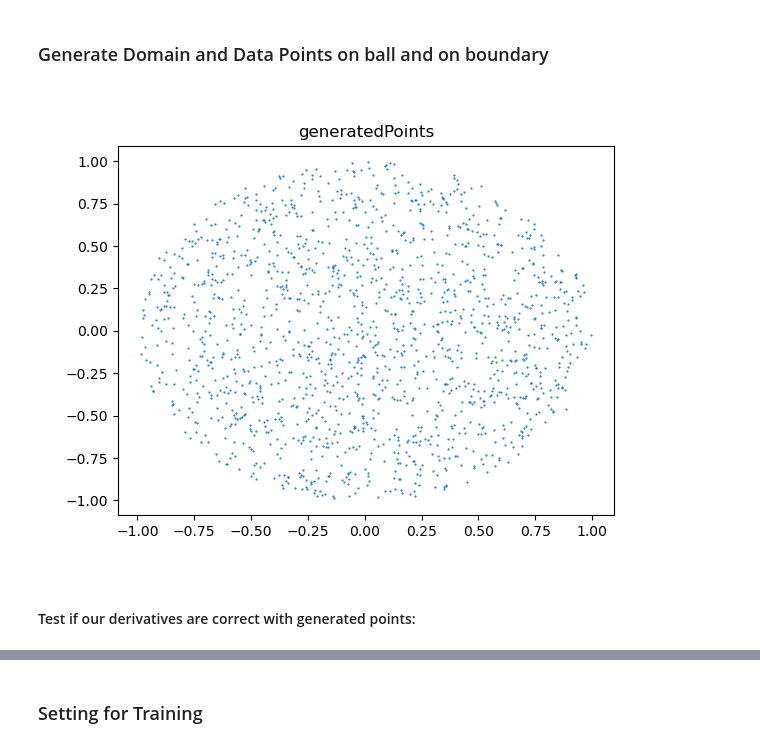
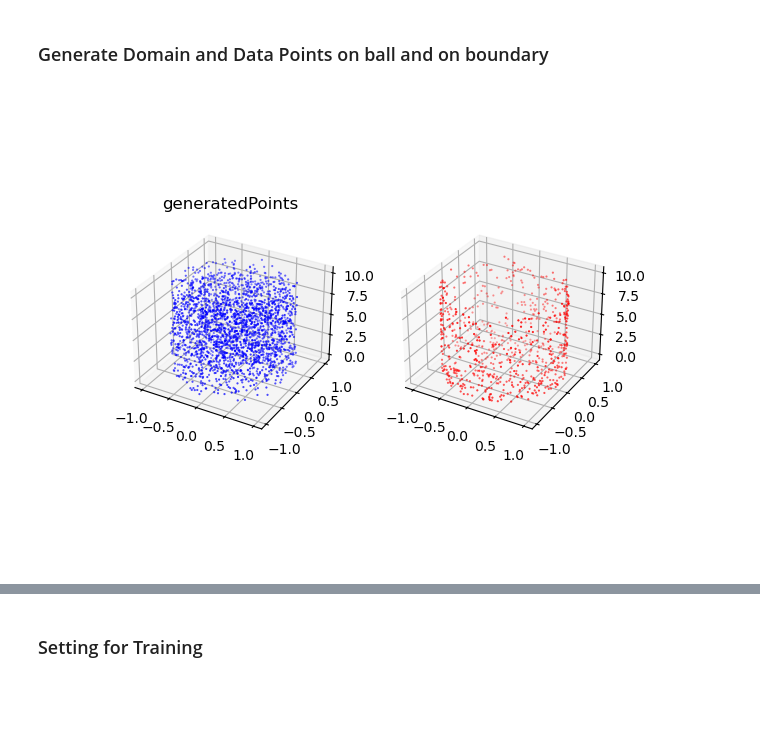
Before and after one commit to SeanDisaro/StarBoundaryNetworks, a Jupyter notebook: src/notebookTests/twoDimHeatEq.ipynb, the cells around one changed output, grey strips where cells are left out. Cells and saved outputs as stored; diff of their text form; code cells hidden in the pictures; blank space fills up the shorter version.

```diff
--- a/src/notebookTests/twoDimHeatEq.ipynb
+++ b/src/notebookTests/twoDimHeatEq.ipynb
@@ -121,18 +79,23 @@ device = torch.device("cuda:0" if torch.cuda.is_available() else "cpu")
 ### Generate Domain and Data Points on ball and on boundary
 # %%
 #generate Points for training
-domain  = Sphere(2,torch.tensor([0.,0.]), torch.tensor(1.),device)
-ballPoints = domain.generateCartesianRandomPointsFullDomain(2000)
-bdPoints = domain.generateSphericalRandomPointsOnBoundary(500)
+domainSpaceOnly  = Sphere(2,torch.tensor([0.,0.]), torch.tensor(1.),device)
+
+spaceTimeDomain = timeStarSpaceDomain(domainSpaceOnly, endTime = torch.tensor(10.), device= device)
+
+
+spacePoints, timePoints = spaceTimeDomain.generateCartesianRandomPointsFullDomain(3000)
+parabolicBoundarySpace, parabolicBoundaryTime = spaceTimeDomain.generateParabolicBoundarySphericalFromCartesian(1000)
 # %%
 #plot generated points
-pointsAsOneTensor = torch.cat(ballPoints, dim= 1).to("cpu")
+pointsAsOneTensor = torch.cat((spacePoints[0],spacePoints[1],timePoints ), dim= 1).to("cpu")
+boundaryPointsAsOneTensor = torch.cat((parabolicBoundarySpace[0],parabolicBoundarySpace[1],parabolicBoundaryTime ), dim= 1).to("cpu")
 fig1 = plt.figure()
-ax1 = fig1.add_subplot(1,1,1)
+ax1 = fig1.add_subplot(121, projection='3d')
+ax2 = fig1.add_subplot(122, projection='3d')
 ax1.set_title('generatedPoints')
-ax1.scatter(pointsAsOneTensor[:,0],pointsAsOneTensor[:,1],s = 0.3)
+ax1.scatter(pointsAsOneTensor[:,0],pointsAsOneTensor[:,1], pointsAsOneTensor[:,2],s = 0.3, c = "blue")
+ax2.scatter(boundaryPointsAsOneTensor[:,0],boundaryPointsAsOneTensor[:,1], boundaryPointsAsOneTensor[:,2],s = 0.3, c = "red")
 plt.show()
 # %% [output]
-[figure, old version]
+[figure, new version]
-# %% [markdown]
-#### Test if our derivatives are correct with generated points:
```
Also changed, not shown: parts of 37 cells of this notebook, 11 other files.
